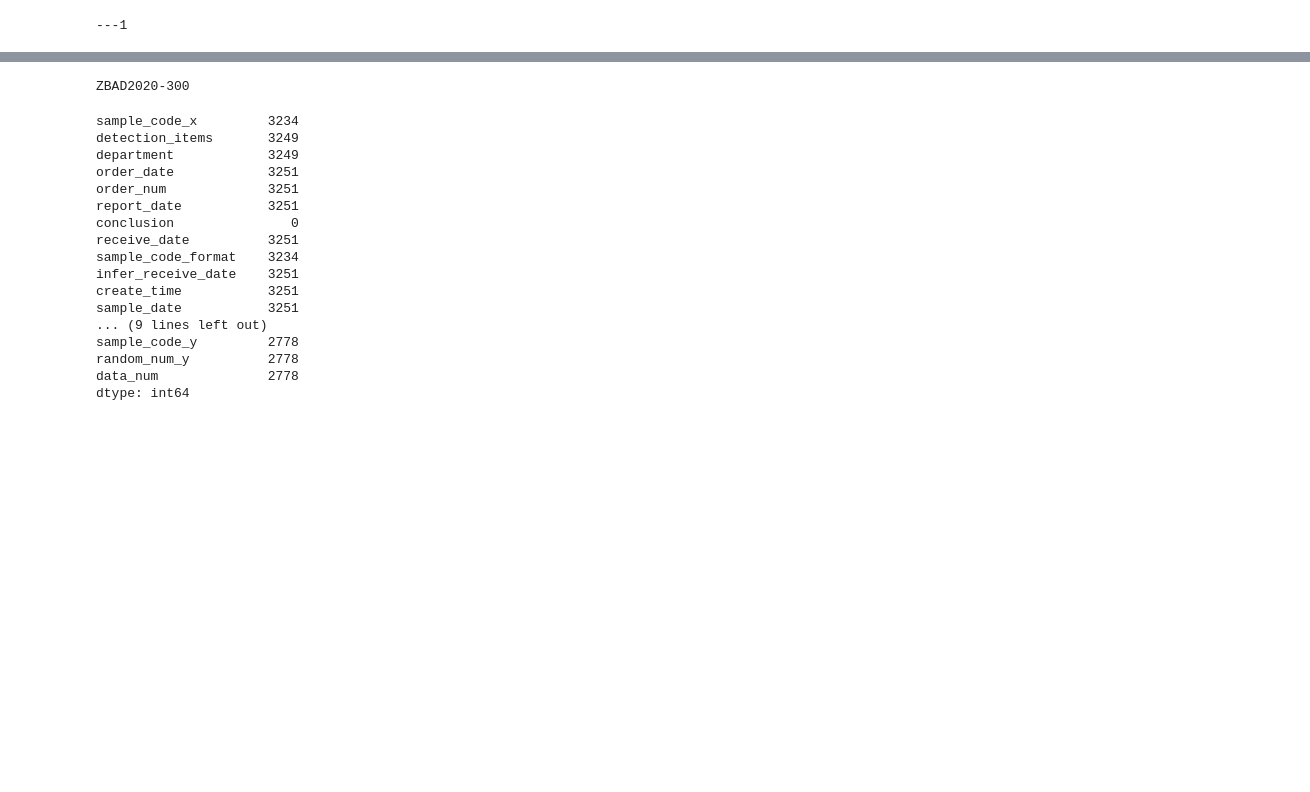
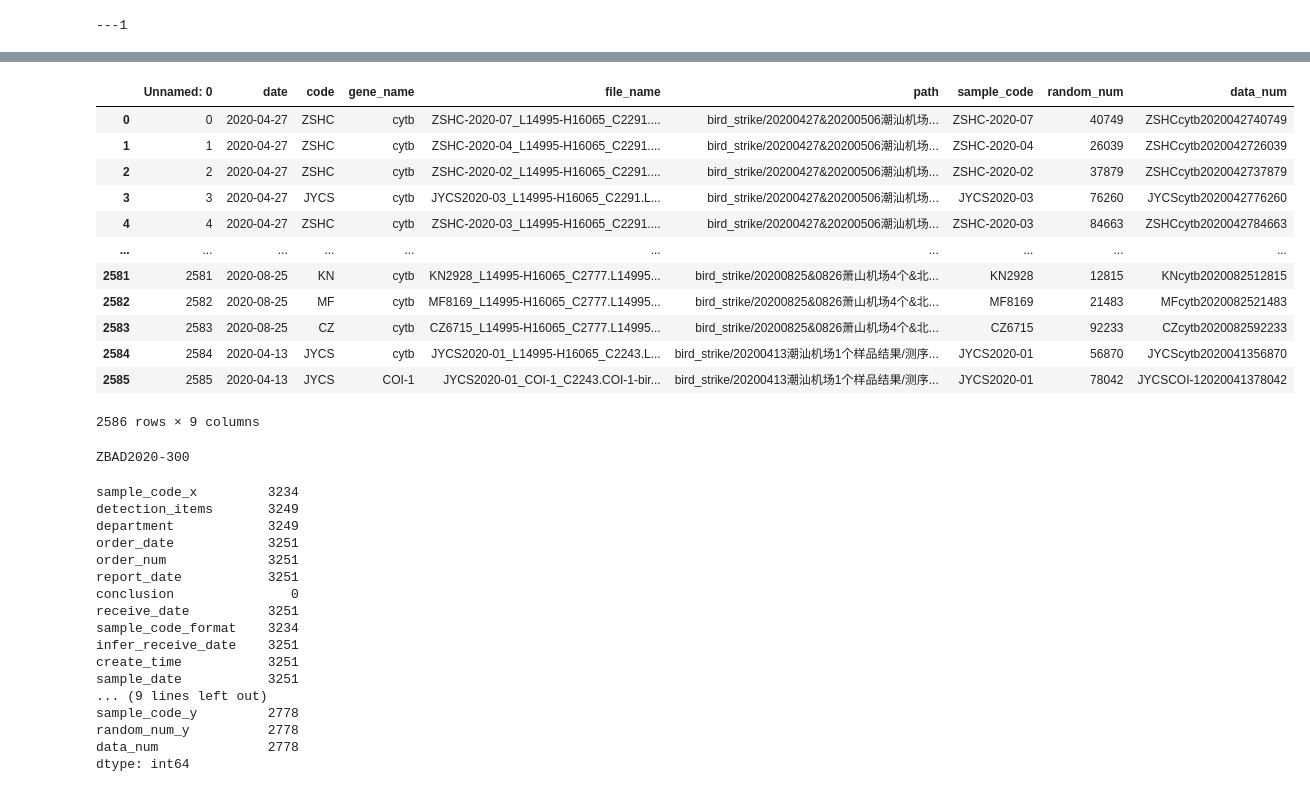
Before and after one commit to afei2357/bird_strike, a Jupyter notebook: backend/import_3_tb.ipynb, the cells around one changed output, grey strips where cells are left out. Drawn from its saved outputs; the diff is of its cells as text; code cells hidden in the pictures; blank space fills up the shorter version.

```diff
--- a/backend/import_3_tb.ipynb
+++ b/backend/import_3_tb.ipynb
@@ -170,5 +240,22 @@ delivery_df.to_csv('delivery_df.tsv',encoding='utf_8_sig',index=False)
 # %%
 path_df = pd.read_csv('airport.csv',header=0,sep=',')
+
+path_df['date'] = path_df['date'].apply(pd.to_datetime,infer_datetime_format=True,errors='coerce')
+path_df
+# %% [output]
+|  | Unnamed: 0 | date | code | gene_name | file_name | path | sample_code | random_num | data_num |
+| 0 | 0 | 2020-04-27 | ZSHC | cytb | ZSHC-2020-07_L14995-H16065_C2291.... | bird_strike/20200427&20200506潮汕机场... | ZSHC-2020-07 | 40749 | ZSHCcytb2020042740749 |
+| 1 | 1 | 2020-04-27 | ZSHC | cytb | ZSHC-2020-04_L14995-H16065_C2291.... | bird_strike/20200427&20200506潮汕机场... | ZSHC-2020-04 | 26039 | ZSHCcytb2020042726039 |
+| 2 | 2 | 2020-04-27 | ZSHC | cytb | ZSHC-2020-02_L14995-H16065_C2291.... | bird_strike/20200427&20200506潮汕机场... | ZSHC-2020-02 | 37879 | ZSHCcytb2020042737879 |
+| 3 | 3 | 2020-04-27 | JYCS | cytb | JYCS2020-03_L14995-H16065_C2291.L... | bird_strike/20200427&20200506潮汕机场... | JYCS2020-03 | 76260 | JYCScytb2020042776260 |
+| 4 | 4 | 2020-04-27 | ZSHC | cytb | ZSHC-2020-03_L14995-H16065_C2291.... | bird_strike/20200427&20200506潮汕机场... | ZSHC-2020-03 | 84663 | ZSHCcytb2020042784663 |
+| ... | ... | ... | ... | ... | ... | ... | ... | ... | ... |
+| 2581 | 2581 | 2020-08-25 | KN | cytb | KN2928_L14995-H16065_C2777.L14995... | bird_strike/20200825&0826萧山机场4个&北... | KN2928 | 12815 | KNcytb2020082512815 |
+| 2582 | 2582 | 2020-08-25 | MF | cytb | MF8169_L14995-H16065_C2777.L14995... | bird_strike/20200825&0826萧山机场4个&北... | MF8169 | 21483 | MFcytb2020082521483 |
+| 2583 | 2583 | 2020-08-25 | CZ | cytb | CZ6715_L14995-H16065_C2777.L14995... | bird_strike/20200825&0826萧山机场4个&北... | CZ6715 | 92233 | CZcytb2020082592233 |
+| 2584 | 2584 | 2020-04-13 | JYCS | cytb | JYCS2020-01_L14995-H16065_C2243.L... | bird_strike/20200413潮汕机场1个样品结果/测序... | JYCS2020-01 | 56870 | JYCScytb2020041356870 |
+| 2585 | 2585 | 2020-04-13 | JYCS | COI-1 | JYCS2020-01_COI-1_C2243.COI-1-bir... | bird_strike/20200413潮汕机场1个样品结果/测序... | JYCS2020-01 | 78042 | JYCSCOI-12020041378042 |
+2586 rows × 9 columns
 # %%
 p = path_df.iloc[1402].sample_code
 # print(p.str.split('/'))
```
Also changed, not shown: parts of 29 cells of this notebook.
